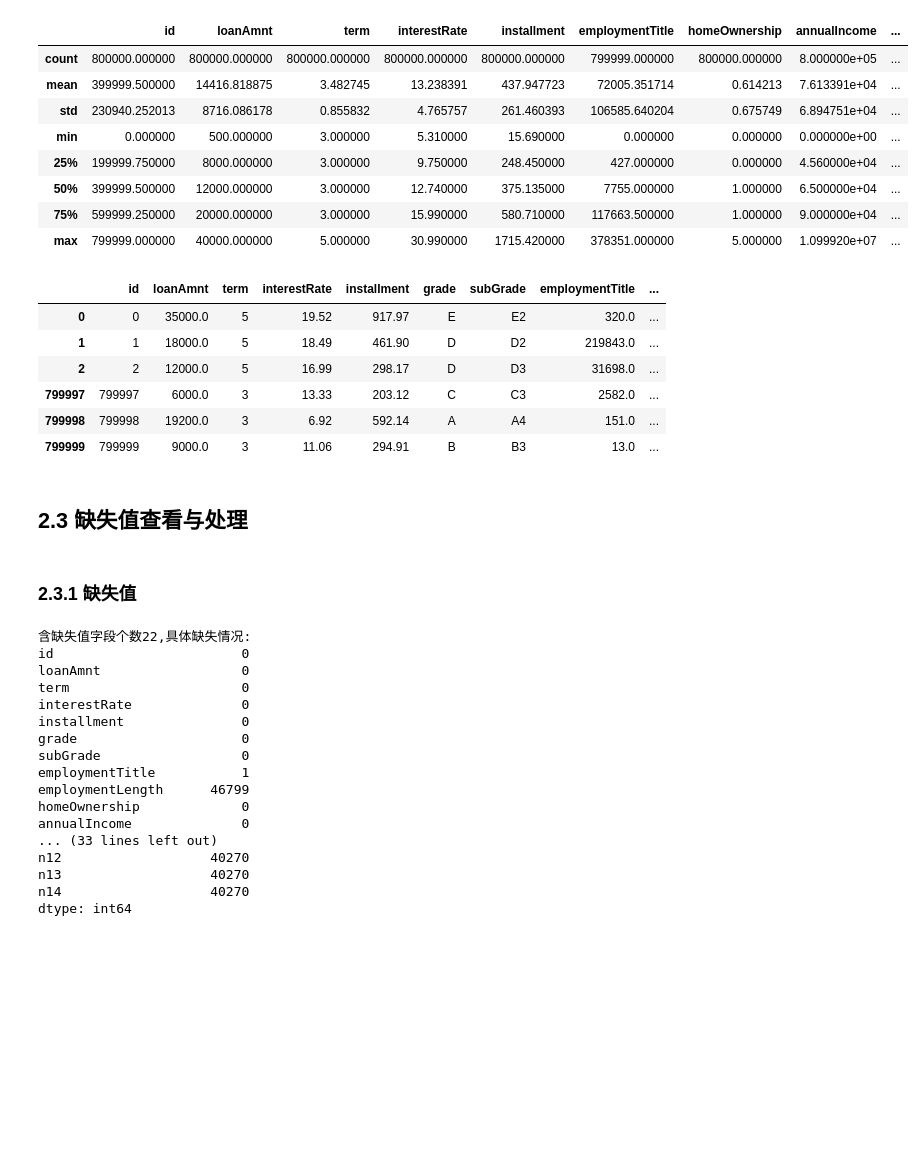
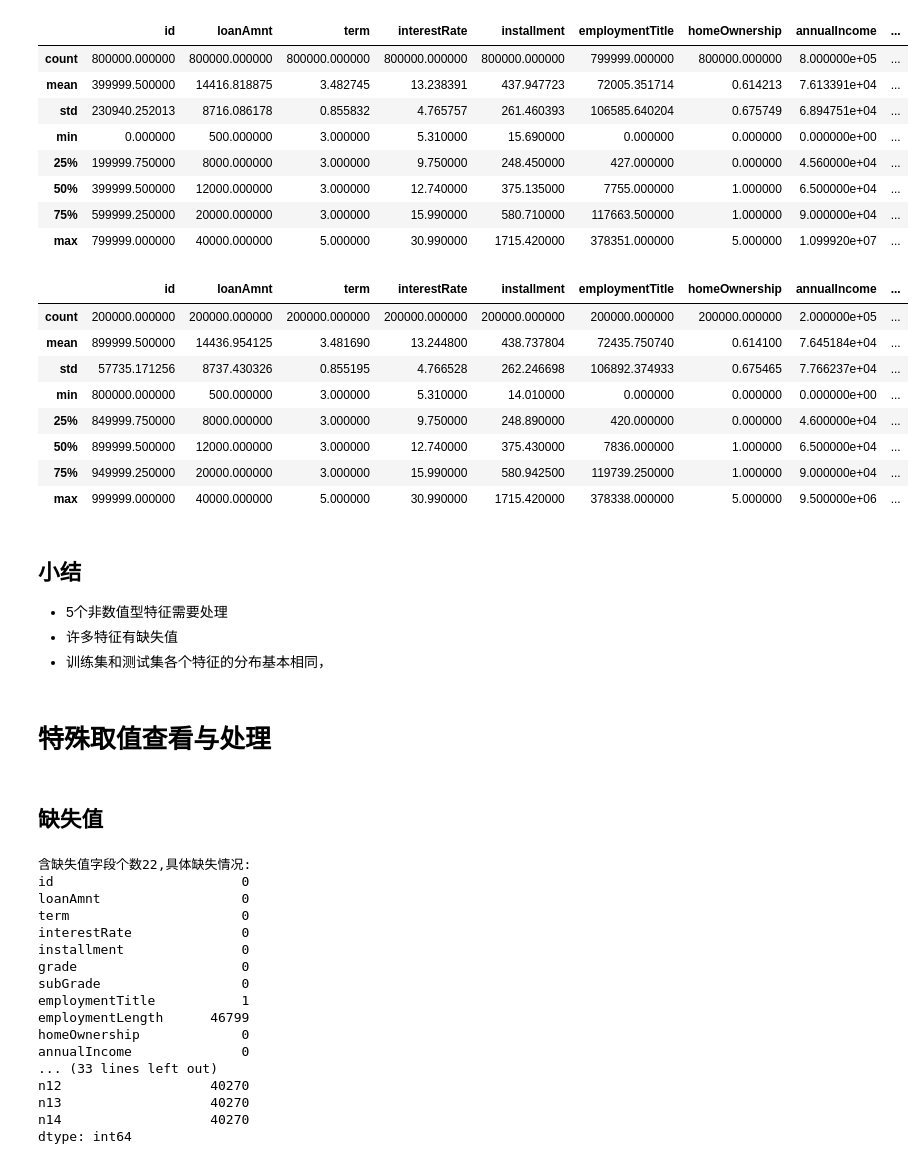
Before and after one commit to GentleCP/DataMining, a Jupyter notebook: FinancialRiskControl/T2、数据分析.ipynb, the cells around one changed output. Saved outputs shown, nothing was run; the diff lists cells and outputs as text; code cells hidden in the pictures; blank space fills up the shorter version.

```diff
--- a/FinancialRiskControl/T2、数据分析.ipynb
+++ b/FinancialRiskControl/T2、数据分析.ipynb
@@ -139,20 +145,27 @@ df_train.describe()
 | 50% | 399999.500000 | 12000.000000 | 3.000000 | 12.740000 | 375.135000 | 7755.000000 | 1.000000 | 6.500000e+04 | ... |
 | 75% | 599999.250000 | 20000.000000 | 3.000000 | 15.990000 | 580.710000 | 117663.500000 | 1.000000 | 9.000000e+04 | ... |
 | max | 799999.000000 | 40000.000000 | 5.000000 | 30.990000 | 1715.420000 | 378351.000000 | 5.000000 | 1.099920e+07 | ... |
-# %%
-df_train.head(3).append(df_train.tail(3))
-# %% [output]
-|  | id | loanAmnt | term | interestRate | installment | grade | subGrade | employmentTitle | ... |
-| 0 | 0 | 35000.0 | 5 | 19.52 | 917.97 | E | E2 | 320.0 | ... |
-| 1 | 1 | 18000.0 | 5 | 18.49 | 461.90 | D | D2 | 219843.0 | ... |
-| 2 | 2 | 12000.0 | 5 | 16.99 | 298.17 | D | D3 | 31698.0 | ... |
-| 799997 | 799997 | 6000.0 | 3 | 13.33 | 203.12 | C | C3 | 2582.0 | ... |
-| 799998 | 799998 | 19200.0 | 3 | 6.92 | 592.14 | A | A4 | 151.0 | ... |
-| 799999 | 799999 | 9000.0 | 3 | 11.06 | 294.91 | B | B3 | 13.0 | ... |
-# %% [markdown]
-## 2.3 缺失值查看与处理
+# %%
+df_test.describe()
+# %% [output]
+|  | id | loanAmnt | term | interestRate | installment | employmentTitle | homeOwnership | annualIncome | ... |
+| count | 200000.000000 | 200000.000000 | 200000.000000 | 200000.000000 | 200000.000000 | 200000.000000 | 200000.000000 | 2.000000e+05 | ... |
+| mean | 899999.500000 | 14436.954125 | 3.481690 | 13.244800 | 438.737804 | 72435.750740 | 0.614100 | 7.645184e+04 | ... |
+| std | 57735.171256 | 8737.430326 | 0.855195 | 4.766528 | 262.246698 | 106892.374933 | 0.675465 | 7.766237e+04 | ... |
+| min | 800000.000000 | 500.000000 | 3.000000 | 5.310000 | 14.010000 | 0.000000 | 0.000000 | 0.000000e+00 | ... |
+| 25% | 849999.750000 | 8000.000000 | 3.000000 | 9.750000 | 248.890000 | 420.000000 | 0.000000 | 4.600000e+04 | ... |
+| 50% | 899999.500000 | 12000.000000 | 3.000000 | 12.740000 | 375.430000 | 7836.000000 | 1.000000 | 6.500000e+04 | ... |
+| 75% | 949999.250000 | 20000.000000 | 3.000000 | 15.990000 | 580.942500 | 119739.250000 | 1.000000 | 9.000000e+04 | ... |
+| max | 999999.000000 | 40000.000000 | 5.000000 | 30.990000 | 1715.420000 | 378338.000000 | 5.000000 | 9.500000e+06 | ... |
+# %% [markdown]
+## 小结
+- 5个非数值型特征需要处理
+- 许多特征有缺失值
+- 训练集和测试集各个特征的分布基本相同，
+# %% [markdown]
+#  特殊取值查看与处理
 # %% [markdown]
-### 2.3.1 缺失值
+##  缺失值
 # %%
 # 查看缺失值
 print('含缺失值字段个数{},具体缺失情况:\n{}'.format(df_train.isnull().any().sum(),df_train.isnull().sum()))
```
Also changed, not shown: parts of 38 cells of this notebook, 1 other file.
